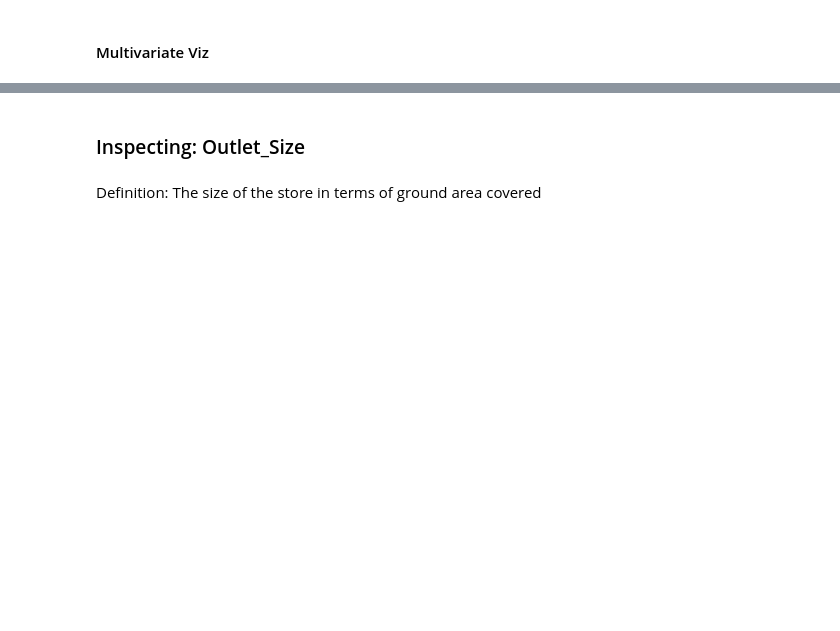
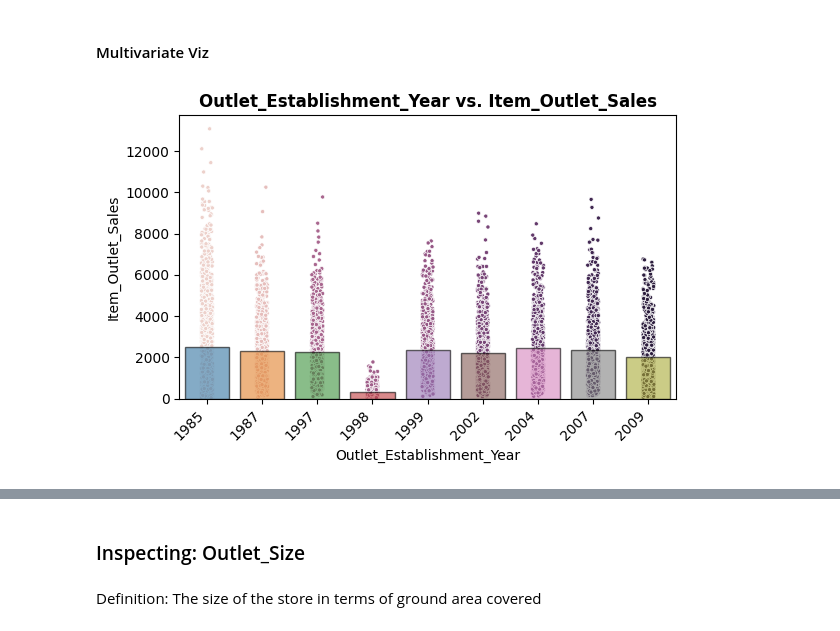
Before and after one commit to Carla9711/Prediction-of-Product-Sales, a Jupyter notebook: Prediction of Product Sales.ipynb, the cells around one changed output, grey strips where cells are left out. Saved outputs shown, nothing was run; the diff lists cells and outputs as text; code cells hidden in the pictures; blank space fills up the shorter version.

```diff
--- a/Prediction of Product Sales.ipynb
+++ b/Prediction of Product Sales.ipynb
@@ -986,2 +1018,6 @@ explore_categorical(df_sales,feature);
 # %% [markdown]
 #### Multivariate Viz
+# %%
+plot_categorical_vs_target(df_sales, feature);
+# %% [output]
+[figure, added]
```
Also changed, not shown: parts of 39 cells of this notebook.
